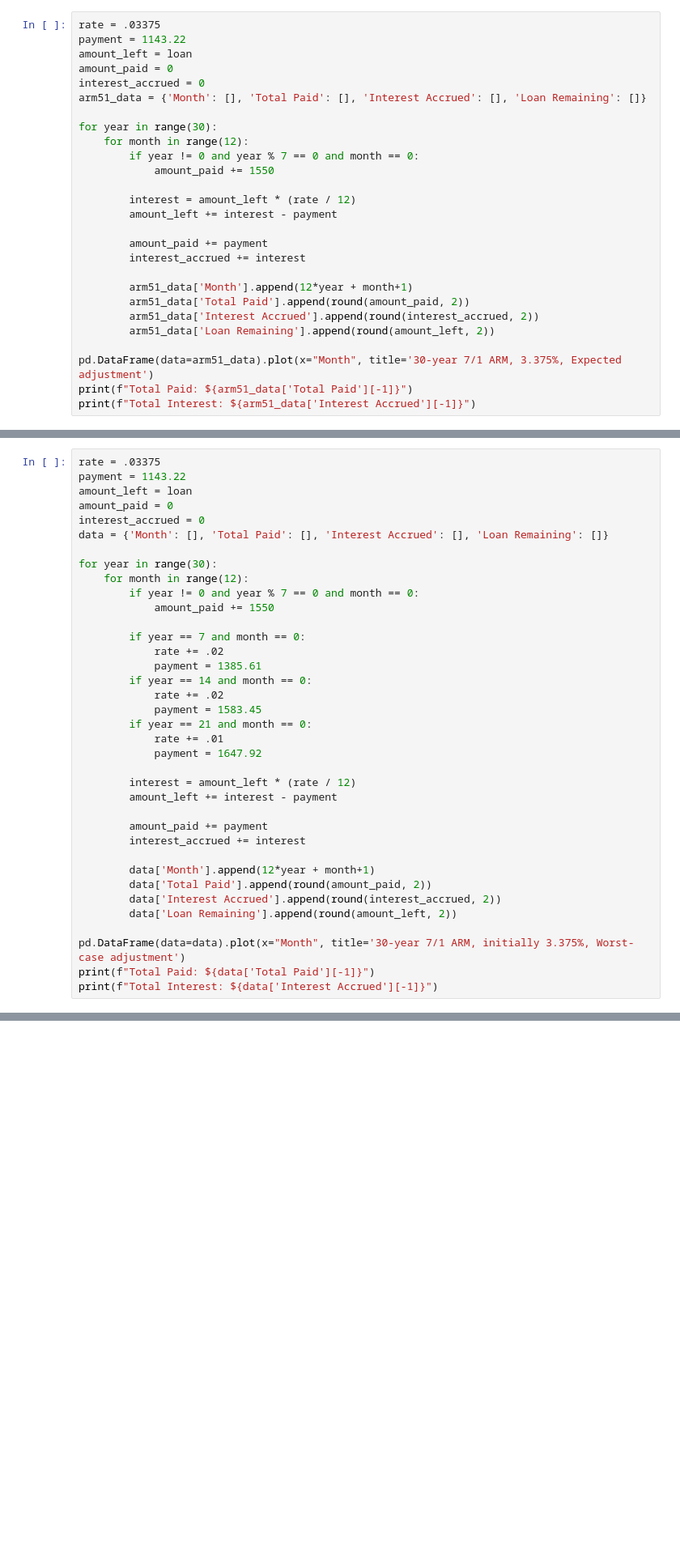
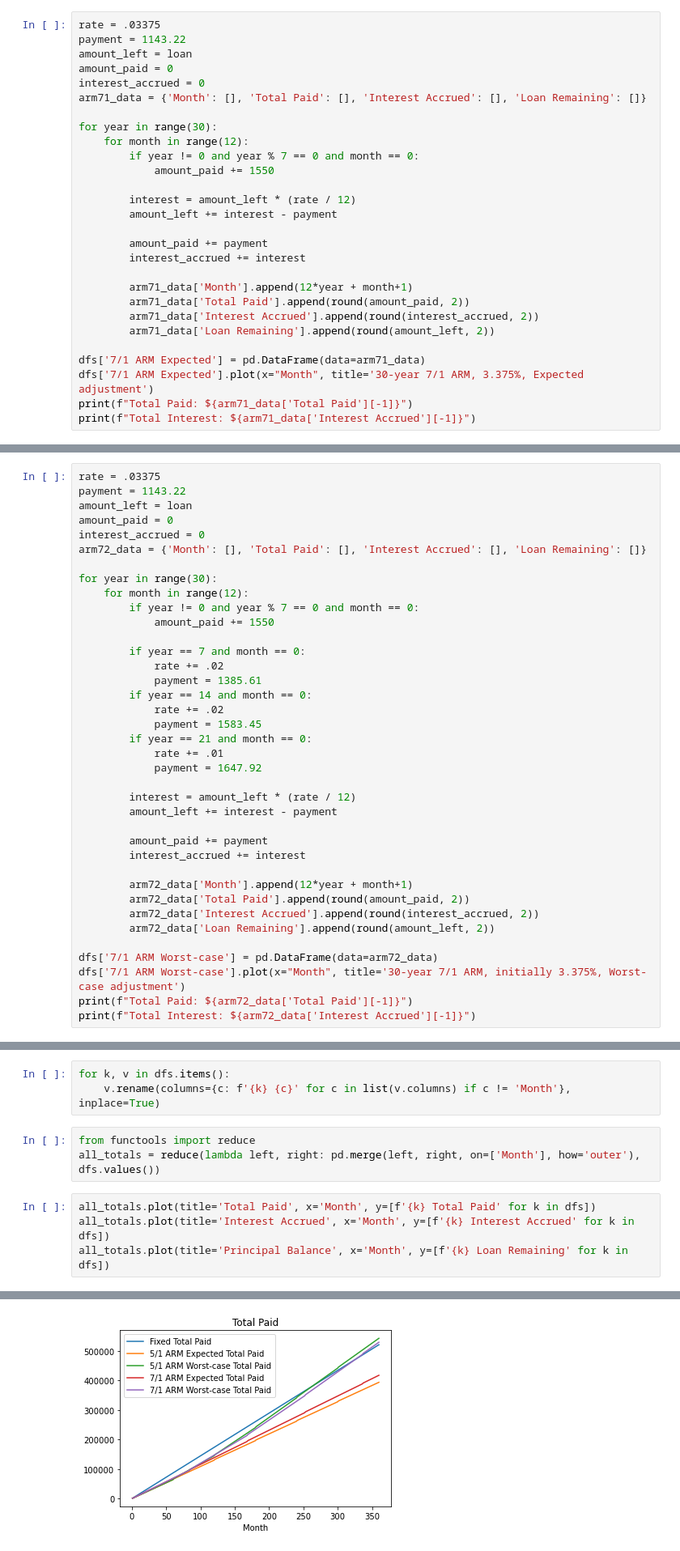
Before and after one commit to alecglen/mortgage-analysis, a Jupyter notebook: mortgage-analysis.ipynb, the cells around one changed output, grey strips where cells are left out. Shown: that part at 81% size. Drawn from its saved outputs; the diff is of its cells as text; blank space fills up the shorter version.

```diff
--- a/mortgage-analysis.ipynb
+++ b/mortgage-analysis.ipynb
@@ -120,7 +124,7 @@ payment = 1143.22
 amount_left = loan
 amount_paid = 0
 interest_accrued = 0
-arm51_data = {'Month': [], 'Total Paid': [], 'Interest Accrued': [], 'Loan Remaining': []}
+arm71_data = {'Month': [], 'Total Paid': [], 'Interest Accrued': [], 'Loan Remaining': []}
 
 for year in range(30):
     for month in range(12):
@@ -133,14 +137,15 @@ for year in range(30):
         amount_paid += payment
         interest_accrued += interest
 
-        arm51_data['Month'].append(12*year + month+1)
-        arm51_data['Total Paid'].append(round(amount_paid, 2))
-        arm51_data['Interest Accrued'].append(round(interest_accrued, 2))
-        arm51_data['Loan Remaining'].append(round(amount_left, 2))
+        arm71_data['Month'].append(12*year + month+1)
+        arm71_data['Total Paid'].append(round(amount_paid, 2))
+        arm71_data['Interest Accrued'].append(round(interest_accrued, 2))
+        arm71_data['Loan Remaining'].append(round(amount_left, 2))
 
-pd.DataFrame(data=arm51_data).plot(x="Month", title='30-year 7/1 ARM, 3.375%, Expected adjustment')
-print(f"Total Paid: ${arm51_data['Total Paid'][-1]}")
-print(f"Total Interest: ${arm51_data['Interest Accrued'][-1]}")
+dfs['7/1 ARM Expected'] = pd.DataFrame(data=arm71_data)
+dfs['7/1 ARM Expected'].plot(x="Month", title='30-year 7/1 ARM, 3.375%, Expected adjustment')
+print(f"Total Paid: ${arm71_data['Total Paid'][-1]}")
+print(f"Total Interest: ${arm71_data['Interest Accrued'][-1]}")
 # %% [output]
 Total Paid: $417759.2
 Total Interest: $152967.08
@@ -153,7 +158,7 @@ payment = 1143.22
 amount_left = loan
 amount_paid = 0
 interest_accrued = 0
-data = {'Month': [], 'Total Paid': [], 'Interest Accrued': [], 'Loan Remaining': []}
+arm72_data = {'Month': [], 'Total Paid': [], 'Interest Accrued': [], 'Loan Remaining': []}
 
 for year in range(30):
     for month in range(12):
@@ -176,14 +181,15 @@ for year in range(30):
         amount_paid += payment
         interest_accrued += interest
 
-        data['Month'].append(12*year + month+1)
-        data['Total Paid'].append(round(amount_paid, 2))
-        data['Interest Accrued'].append(round(interest_accrued, 2))
-        data['Loan Remaining'].append(round(amount_left, 2))
+        arm72_data['Month'].append(12*year + month+1)
+        arm72_data['Total Paid'].append(round(amount_paid, 2))
+        arm72_data['Interest Accrued'].append(round(interest_accrued, 2))
+        arm72_data['Loan Remaining'].append(round(amount_left, 2))
 
-pd.DataFrame(data=data).plot(x="Month", title='30-year 7/1 ARM, initially 3.375%, Worst-case adjustment')
-print(f"Total Paid: ${data['Total Paid'][-1]}")
-print(f"Total Interest: ${data['Interest Accrued'][-1]}")
+dfs['7/1 ARM Worst-case'] = pd.DataFrame(data=arm72_data)
+dfs['7/1 ARM Worst-case'].plot(x="Month", title='30-year 7/1 ARM, initially 3.375%, Worst-case adjustment')
+print(f"Total Paid: ${arm72_data['Total Paid'][-1]}")
+print(f"Total Interest: ${arm72_data['Interest Accrued'][-1]}")
 # %% [output]
 Total Paid: $529606.88
 Total Interest: $264816.12
@@ -190,0 +199,11 @@ Total Interest: $264816.12
+# %%
+for k, v in dfs.items():
+    v.rename(columns={c: f'{k} {c}' for c in list(v.columns) if c != 'Month'}, inplace=True)
+# %%
+from functools import reduce
+all_totals = reduce(lambda left, right: pd.merge(left, right, on=['Month'], how='outer'), dfs.values())
+# %%
+all_totals.plot(title='Total Paid', x='Month', y=[f'{k} Total Paid' for k in dfs])
+all_totals.plot(title='Interest Accrued', x='Month', y=[f'{k} Interest Accrued' for k in dfs])
+all_totals.plot(title='Principal Balance', x='Month', y=[f'{k} Loan Remaining' for k in dfs])
+# %% [output]
@@ -190,0 +211 @@ Total Interest: $264816.12
+[figure, added]
```
Also changed, not shown: parts of 7 cells of this notebook.
